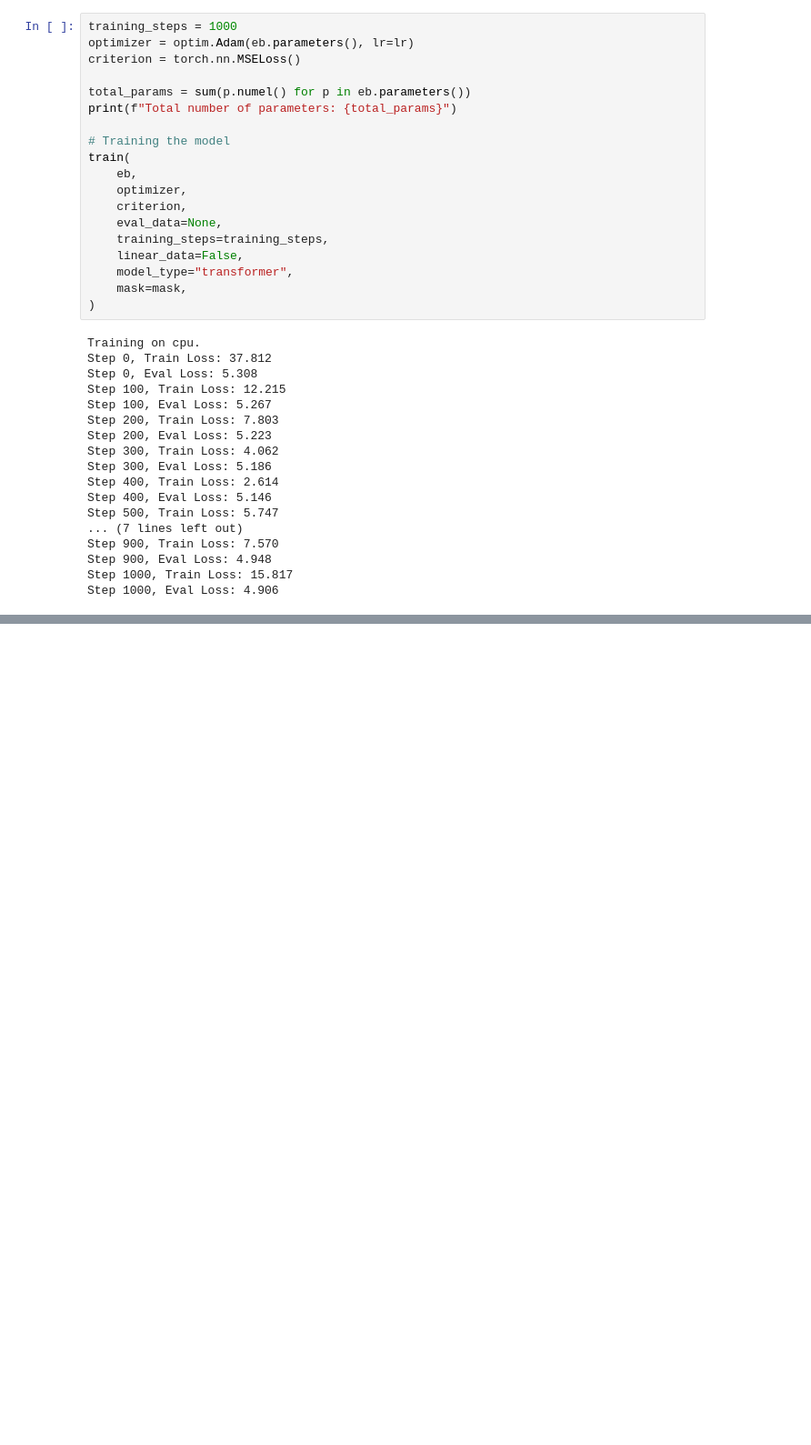
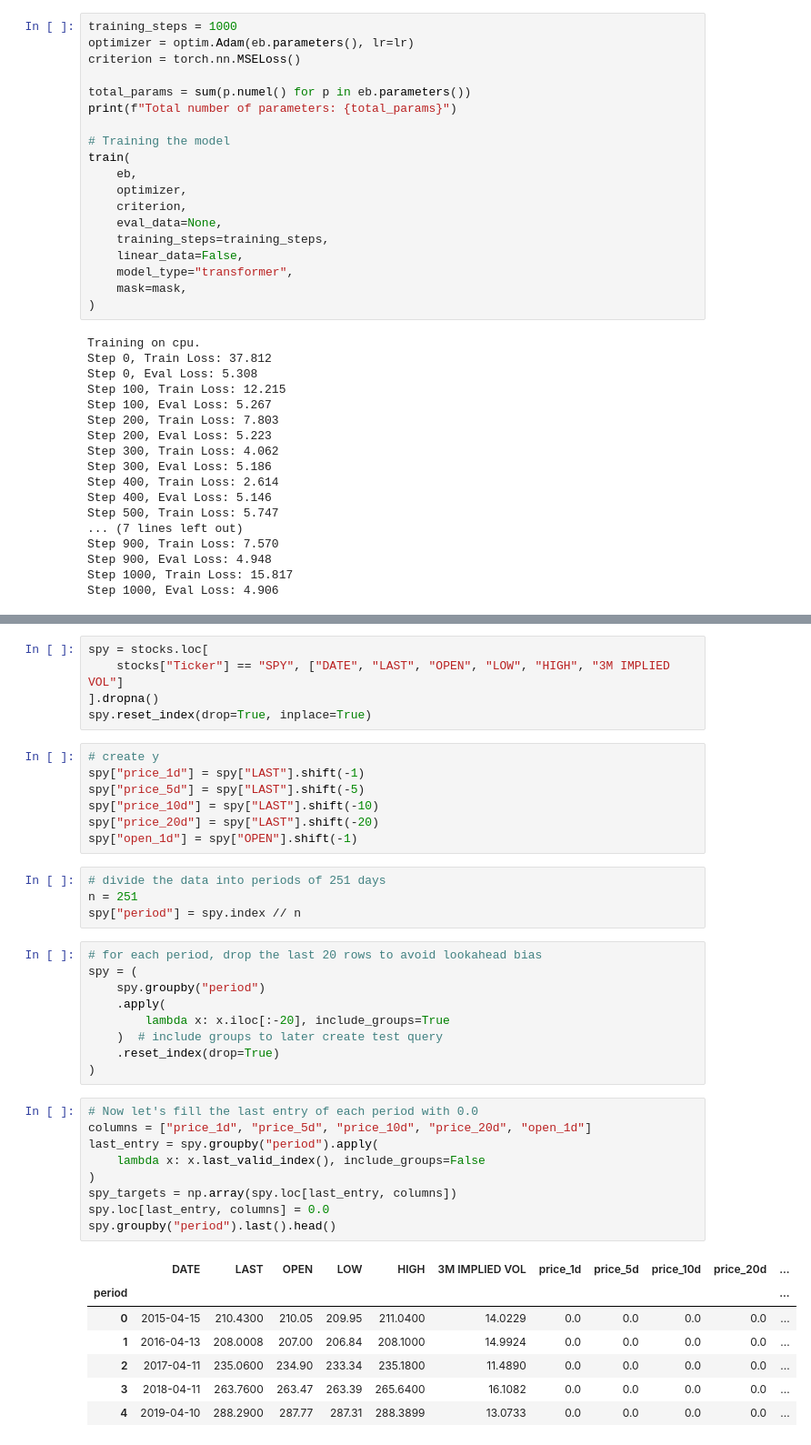
Before and after one commit to cervs257/transformers, a Jupyter notebook: few_shot_learning/playing_around.ipynb, the cells around one changed output, grey strips where cells are left out. Shown: that part at 91% size. Saved outputs shown, nothing was run; the diff lists cells and outputs as text; blank space fills up the shorter version.

Commit message:
initial setup for stocks

```diff
--- a/few_shot_learning/playing_around.ipynb
+++ b/few_shot_learning/playing_around.ipynb
@@ -401,0 +420,42 @@ Step 1000, Eval Loss: 4.906
+# %%
+spy = stocks.loc[
+    stocks["Ticker"] == "SPY", ["DATE", "LAST", "OPEN", "LOW", "HIGH", "3M IMPLIED VOL"]
+].dropna()
+spy.reset_index(drop=True, inplace=True)
+# %%
+# create y
+spy["price_1d"] = spy["LAST"].shift(-1)
+spy["price_5d"] = spy["LAST"].shift(-5)
+spy["price_10d"] = spy["LAST"].shift(-10)
+spy["price_20d"] = spy["LAST"].shift(-20)
+spy["open_1d"] = spy["OPEN"].shift(-1)
+# %%
+# divide the data into periods of 251 days
+n = 251
+spy["period"] = spy.index // n
+# %%
+# for each period, drop the last 20 rows to avoid lookahead bias
+spy = (
+    spy.groupby("period")
+    .apply(
+        lambda x: x.iloc[:-20], include_groups=True
+    )  # include groups to later create test query
+    .reset_index(drop=True)
+)
+# %%
+# Now let's fill the last entry of each period with 0.0
+columns = ["price_1d", "price_5d", "price_10d", "price_20d", "open_1d"]
+last_entry = spy.groupby("period").apply(
+    lambda x: x.last_valid_index(), include_groups=False
+)
+spy_targets = np.array(spy.loc[last_entry, columns])
+spy.loc[last_entry, columns] = 0.0
+spy.groupby("period").last().head()
+# %% [output]
+|  | DATE | LAST | OPEN | LOW | HIGH | 3M IMPLIED VOL | price_1d | price_5d | price_10d | price_20d | ... |
+| period |  |  |  |  |  |  |  |  |  |  | ... |
+| 0 | 2015-04-15 | 210.4300 | 210.05 | 209.95 | 211.0400 | 14.0229 | 0.0 | 0.0 | 0.0 | 0.0 | ... |
+| 1 | 2016-04-13 | 208.0008 | 207.00 | 206.84 | 208.1000 | 14.9924 | 0.0 | 0.0 | 0.0 | 0.0 | ... |
+| 2 | 2017-04-11 | 235.0600 | 234.90 | 233.34 | 235.1800 | 11.4890 | 0.0 | 0.0 | 0.0 | 0.0 | ... |
+| 3 | 2018-04-11 | 263.7600 | 263.47 | 263.39 | 265.6400 | 16.1082 | 0.0 | 0.0 | 0.0 | 0.0 | ... |
+| 4 | 2019-04-10 | 288.2900 | 287.77 | 287.31 | 288.3899 | 13.0733 | 0.0 | 0.0 | 0.0 | 0.0 | ... |
```
Also changed, not shown: parts of 5 cells of this notebook.
